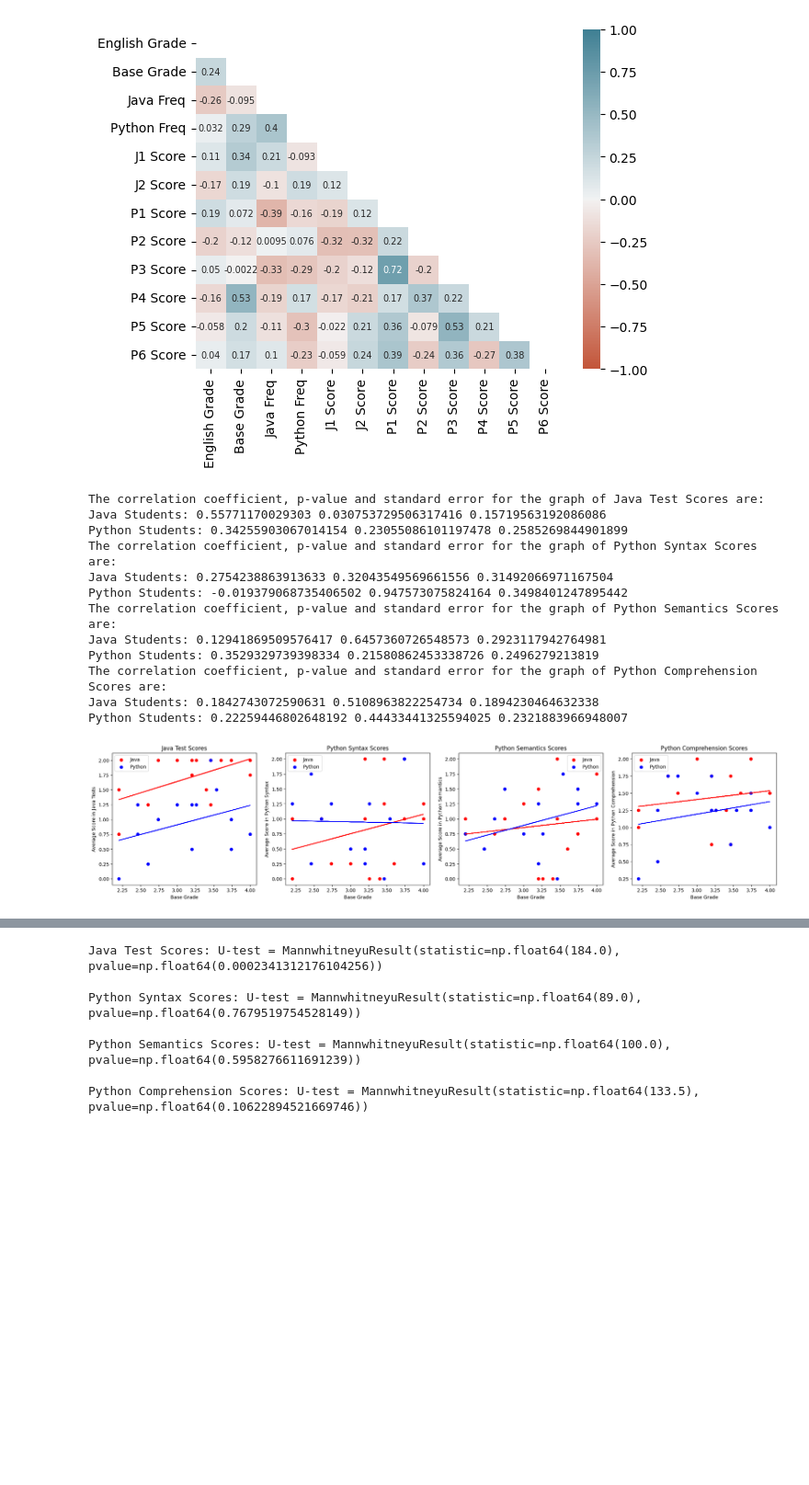
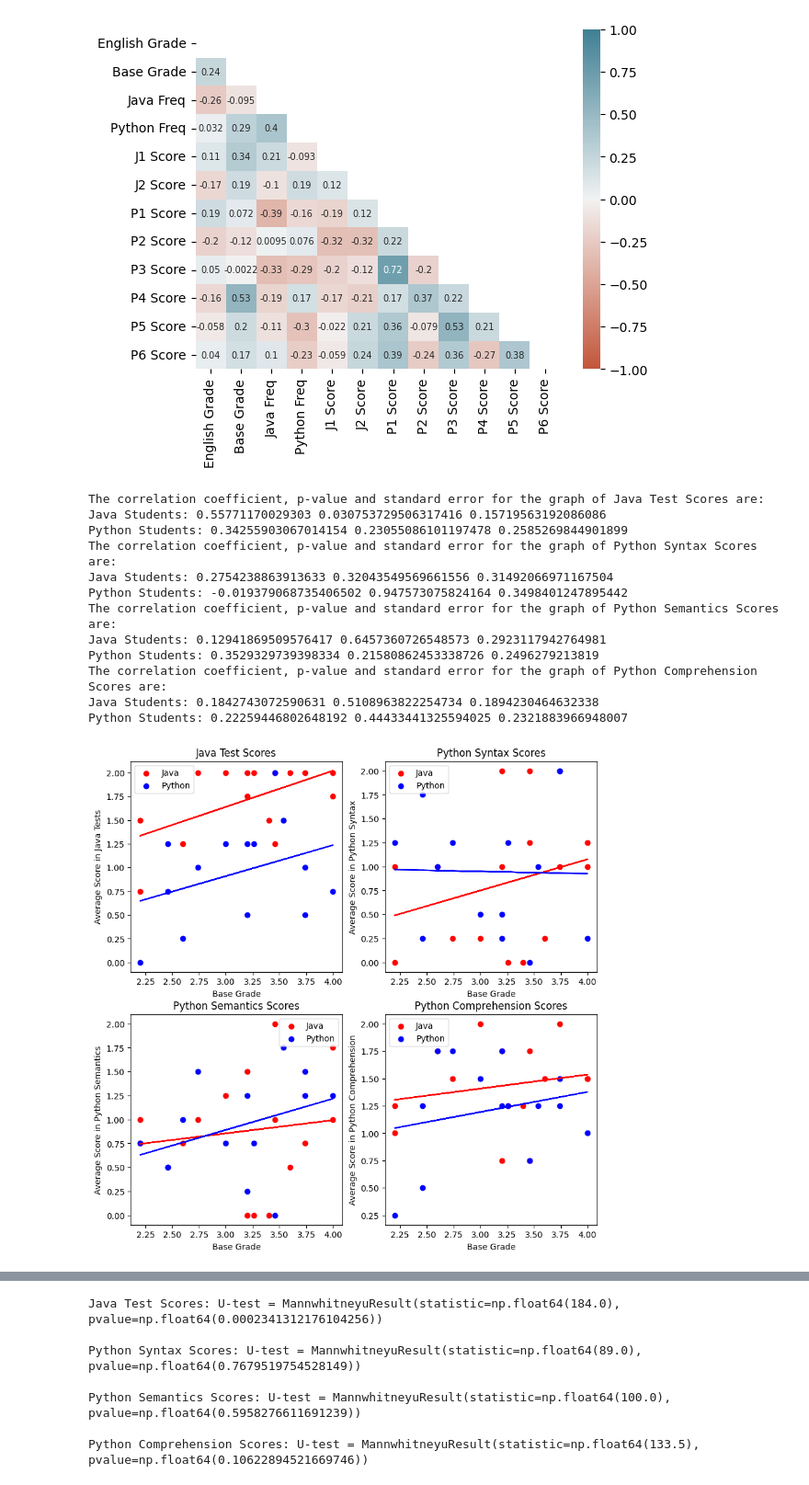
Before and after one commit to asadeq/crosslingual-effort, a Jupyter notebook: data_analyzer.ipynb, the cells around one changed output, grey strips where cells are left out. Shown at 92% size. Saved outputs shown, nothing was run; the diff lists cells and outputs as text; code cells hidden in the pictures; blank space fills up the shorter version.

Commit message:
updated plots

```diff
--- a/data_analyzer.ipynb
+++ b/data_analyzer.ipynb
@@ -81,52 +81,55 @@ j_avg_psem_scores = df_participant_java.loc[:, scores].mean(axis = 1)
 p_avg_psem_scores = df_participant_python.loc[:, scores].mean(axis = 1)
 
 scores = ['P5 Score', 'P6 Score']
 j_avg_pcomp_scores = df_participant_java.loc[:, scores].mean(axis = 1)
 p_avg_pcomp_scores = df_participant_python.loc[:, scores].mean(axis = 1)
 
 # Create 4 subplots of scatter graphs
-fig, axs = plt.subplots(1, 4, figsize=(25, 5))
+plot_rows = 2
+plot_cols = 2
+fig, axs = plt.subplots(plot_rows, plot_cols, figsize=(10, 10))
 
 subplot_params = [
     [j_avg_jscores, p_avg_jscores,'Java Test Scores', 'Average Score in Java Tests'],
     [j_avg_psyn_scores, p_avg_psyn_scores, 'Python Syntax Scores', 'Average Score in Python Syntax'],
     [j_avg_psem_scores, p_avg_psem_scores, 'Python Semantics Scores', 'Average Score in Python Semantics'],
     [j_avg_pcomp_scores, p_avg_pcomp_scores, 'Python Comprehension Scores', 'Average Score in Python Comprehension']
 ]
 
-for i in range(len(subplot_params)):
-    y1 = subplot_params[i][0]
-    y2 = subplot_params[i][1]
-    #m1, b1 = np.polyfit(x1, y1, 1)
-    #m2, b2 = np.polyfit(x2, y2, 1)
-    m1, b1, r1, p1, std_err1 = stats.linregress(x1, y1)
-    m2, b2, r2, p2, std_err2 = stats.linregress(x2, y2)
-    axs[i].set_title(subplot_params[i][2])
-    axs[i].scatter(x1, y1, color='red')
-    axs[i].scatter(x2, y2, color='blue')
-    axs[i].plot(x1, m1*x1 + b1, color='red')
-    axs[i].plot(x2, m2*x2 + b2, color='blue')
-    axs[i].set_xlabel('Base Grade')
-    axs[i].set_ylabel(subplot_params[i][3])
-    axs[i].legend(['Java', 'Python'])
-    print("The correlation coefficient, p-value and standard error for the graph of", subplot_params[i][2], "are:")
-    print("Java Students:", r1, p1, std_err1)
-    print("Python Students:", r2, p2, std_err2)
+for i in range(plot_rows):
+    for j in range(plot_cols):
+        y1 = subplot_params[2*i+j][0]
+        y2 = subplot_params[2*i+j][1]
+        #m1, b1 = np.polyfit(x1, y1, 1)
+        #m2, b2 = np.polyfit(x2, y2, 1)
+        m1, b1, r1, p1, std_err1 = stats.linregress(x1, y1)
+        m2, b2, r2, p2, std_err2 = stats.linregress(x2, y2)
+        axs[i][j].set_title(subplot_params[2*i+j][2])
+        axs[i][j].scatter(x1, y1, color='red')
+        axs[i][j].scatter(x2, y2, color='blue')
+        axs[i][j].plot(x1, m1*x1 + b1, color='red')
+        axs[i][j].plot(x2, m2*x2 + b2, color='blue')
+        axs[i][j].set_xlabel('Base Grade')
+        axs[i][j].set_ylabel(subplot_params[2*i+j][3])
+        axs[i][j].legend(['Java', 'Python'])
+        print("The correlation coefficient, p-value and standard error for the graph of", subplot_params[2*i+j][2], "are:")
+        print("Java Students:", r1, p1, std_err1)
+        print("Python Students:", r2, p2, std_err2)
 
 plt.show()
 # %% [output]
 The correlation coefficient, p-value and standard error for the graph of Java Test Scores are:
 Java Students: 0.55771170029303 0.030753729506317416 0.15719563192086086
 Python Students: 0.34255903067014154 0.23055086101197478 0.2585269844901899
 The correlation coefficient, p-value and standard error for the graph of Python Syntax Scores are:
 Java Students: 0.2754238863913633 0.32043549569661556 0.31492066971167504
 Python Students: -0.019379068735406502 0.947573075824164 0.3498401247895442
 The correlation coefficient, p-value and standard error for the graph of Python Semantics Scores are:
 Java Students: 0.12941869509576417 0.6457360726548573 0.2923117942764981
 Python Students: 0.3529329739398334 0.21580862453338726 0.2496279213819
 The correlation coefficient, p-value and standard error for the graph of Python Comprehension Scores are:
 Java Students: 0.1842743072590631 0.5108963822254734 0.1894230464632338
 Python Students: 0.22259446802648192 0.44433441325594025 0.2321883966948007
-[figure, old version]
+[figure, new version]
 # %%
 # Compute Two sample t-tests for all the scores
```
Also changed, not shown: parts of 1 cell of this notebook.
